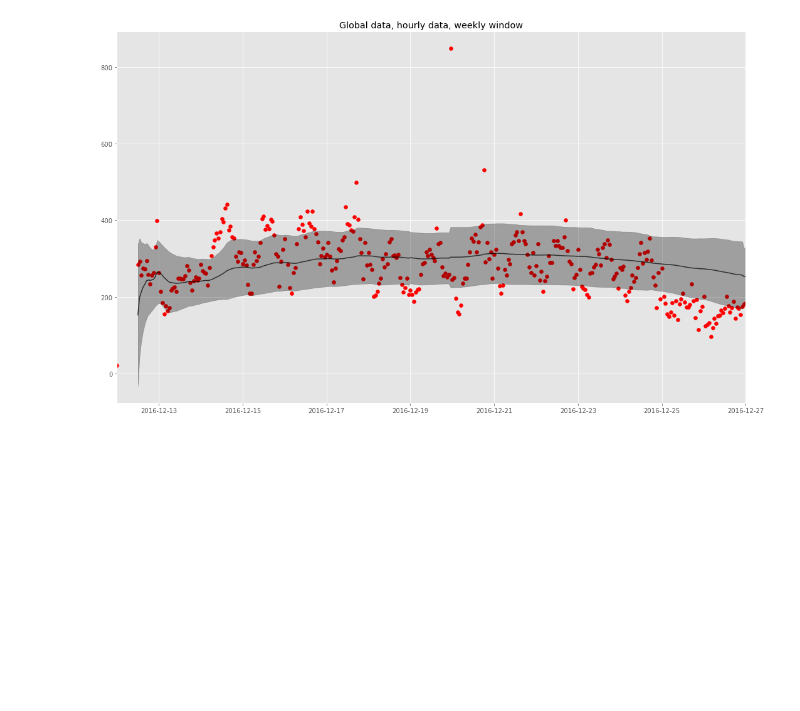
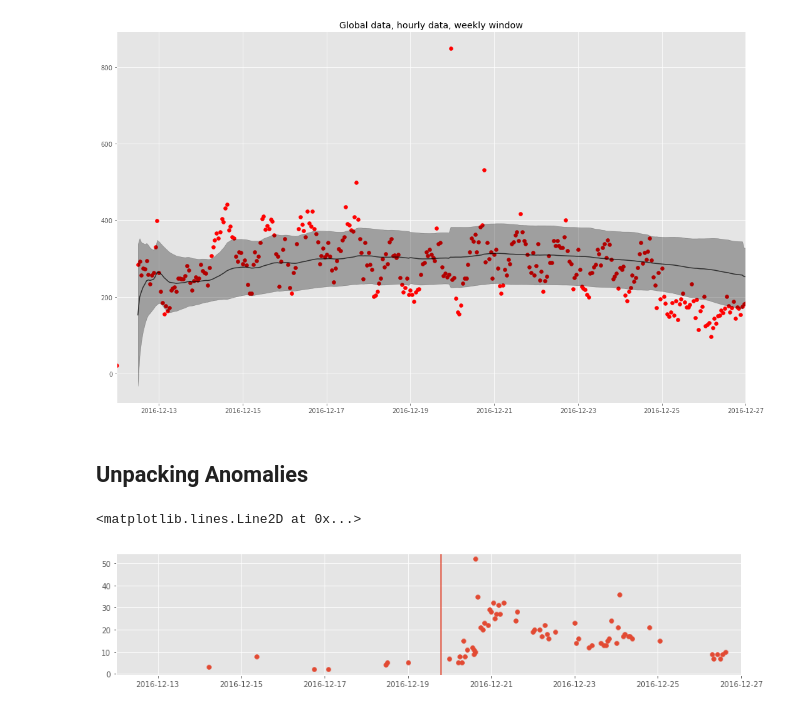
Before and after one commit to brendan-dorsey/stabilitas-thresholds, a Jupyter notebook: initial_eda.ipynb, the cells around one changed output. Cells and saved outputs as stored; diff of their text form; code cells hidden in the pictures; blank space fills up the shorter version.

```diff
--- a/initial_eda.ipynb
+++ b/initial_eda.ipynb
@@ -598,3 +599,20 @@ plt.xlim("2016-12-12", "2016-12-27")
 plt.tight_layout()
 # %% [output]
 [figure]
+# %% [markdown]
+## Unpacking Anomalies
+# %%
+rolling_std = fit_moving_std_trend(five_mins, window=288)
+rolling_mean = fit_moving_average_trend(five_mins, window=288)
+threshold = np.add(rolling_mean, rolling_std)
+anomalies = [point[0] if point[0] > point[1] else None for point in izip(five_mins, threshold)]
+# %%
+anomalies = pd.Series(anomalies, index=five_mins.index)
+# %%
+fig, ax = plt.subplots(1, figsize=(15,3))
+ax.scatter(anomalies.index, anomalies.values)
+plt.xlim("2016-12-12","2016-12-27")
+ax.axvline(attack_dtg)
+# %% [output]
+<matplotlib.lines.Line2D at 0x...>
+[figure, added]
```
Also changed, not shown: parts of 15 cells of this notebook.
